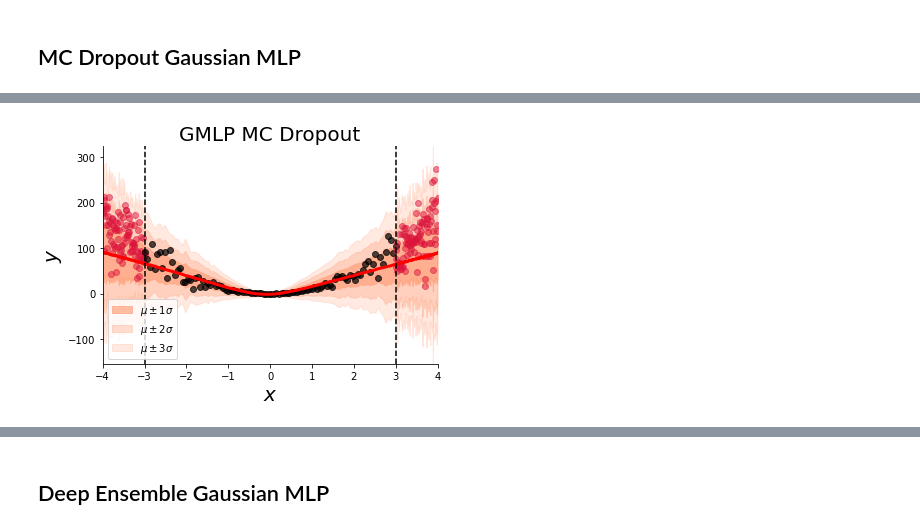
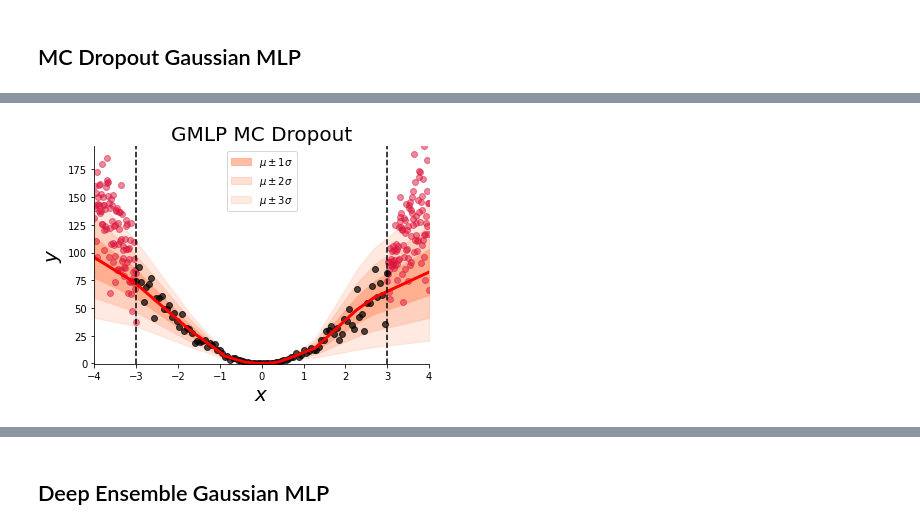
Before and after one commit to nipunbatra/bnn-zoo, a Jupyter notebook: notebooks/regression/heteroDataComparison.ipynb, the cells around one changed output, grey strips where cells are left out. Drawn from its saved outputs; the diff is of its cells as text; code cells hidden in the pictures.

```diff
--- a/notebooks/regression/heteroDataComparison.ipynb
+++ b/notebooks/regression/heteroDataComparison.ipynb
@@ -93,4 +65,2 @@ gmlp_model = gmlp(features=[128, 32], activations=[nn.relu]*2, dropout_rate=[0]*
 # %%
-# gmlp_model.tabulate(jax.random.PRNGKey(0), X, deterministic=True)
+gmlp_params = gmlp_model.init(jax.random.PRNGKey(100), x_train, True)
-# %%
-gmlp_params = gmlp_model.init(jax.random.PRNGKey(11), X, True)
@@ -103,2 +67,2 @@ auxs ={
 # %%
-gmlp_params, loss = fit(gmlp_model, gmlp_params, auxs, learning_rate=0.003, epochs=2000, verbose=True)
+gmlp_params, loss = fit(gmlp_model, gmlp_params, x_train,y_train,deterministic=True,learning_rate=0.003, epochs=2000)
@@ -155,6 +85,7 @@ Loss step 900:  3.653458
 # %%
 n_stacks = 100
-fn = lambda i : mc_model.apply(mc_params, x_stack, deterministic=False, rngs={"dropout": jax.random.PRNGKey(i)})
-y_stacks = jax.vmap(fn, in_axes=(0))(jnp.arange(n_stacks))
+fn = lambda x,i : gmlp_model.apply(gmlp_params, x, deterministic=False, rngs={"dropout": jax.random.PRNGKey(i)})
+y_stacks = jax.vmap(fn, in_axes=(None,0))(x_linspace_test,jnp.arange(n_stacks))
 mean_stacks = y_stacks[0]
 sigma_stacks = y_stacks[1]
+mc_mean, mc_sigma = gmm_mean_var(mean_stacks, sigma_stacks)
@@ -163,5 +110,5 @@ mc_mean, mc_sigma = gmm_mean_var(mean_stacks, sigma_stacks)
 # %%
 mc_mean, mc_sigma= mc_mean.reshape(n_points),mc_sigma.reshape(n_points)
-plot.plot_prediction(X,y,x_stack,y_stack,mc_mean,mc_sigma,'GMLP MC Dropout')
+plot.plot_prediction_reg(x_train,y_train,x_test,y_test,x_linspace_test,mc_mean,mc_sigma,"GMLP MC Dropout")
 # %% [output]
-[figure, old version]
+[figure, new version]
```
Also changed, not shown: parts of 47 cells of this notebook, 2 other files.
